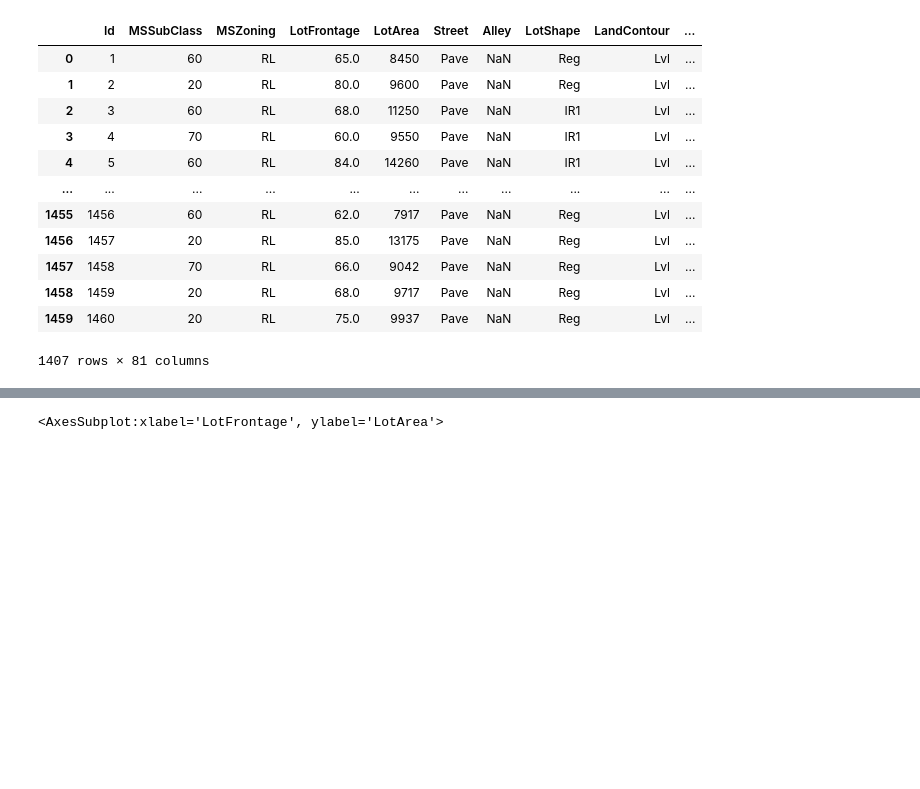
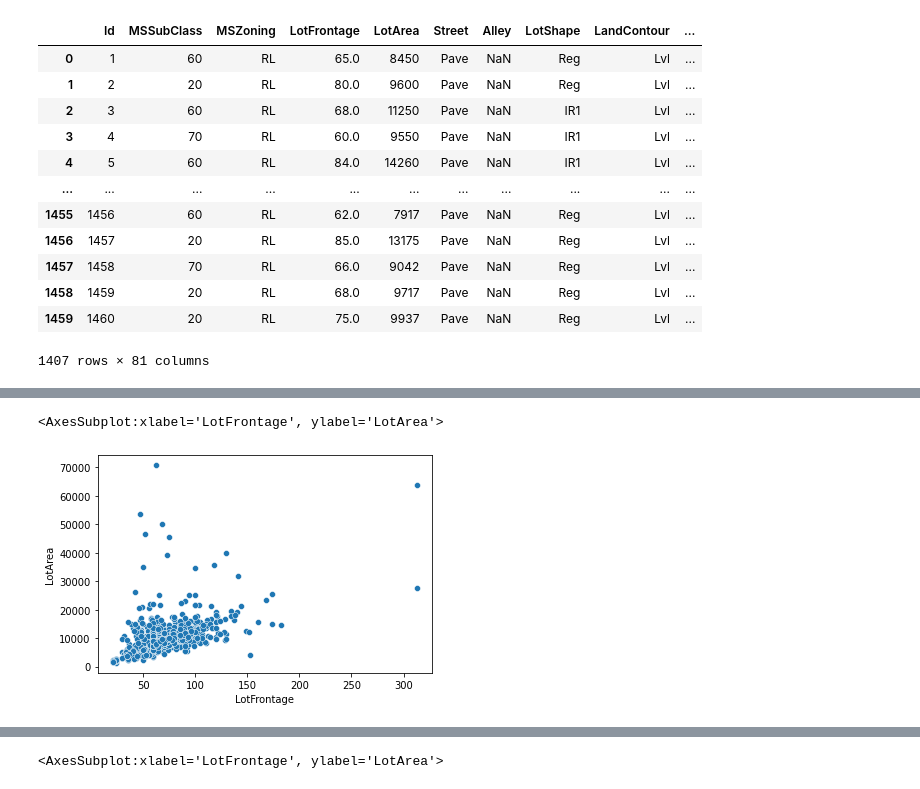
Before and after one commit to nicKLas-317/pythonEDA, a Jupyter notebook: pandas.ipynb, the cells around one changed output, grey strips where cells are left out. Cells and saved outputs as stored; diff of their text form; code cells hidden in the pictures; blank space fills up the shorter version.

```diff
--- a/pandas.ipynb
+++ b/pandas.ipynb
@@ -123,11 +123,3 @@ sns.scatterplot(x='SalePrice', y='LotArea', data=df)
 # %% [output]
 <AxesSubplot:xlabel='SalePrice', ylabel='LotArea'>
 [figure]
-# %%
-#4 sort on LotArea and price
-houses = pd.read_csv('datas/house_pricing.csv');
-
-cheapsalePrice = houses[houses['SalePrice']<500000]
-smallLotArea = houses[houses['LotArea']<20000]
-
-sns.scatterplot(x='salePrice', y='LotArea', data=houses)
@@ -198,0 +221,7 @@ houses[houses['LotArea']<20000]
+# %%
+#6
+df = houses[(houses['LotFrontage']<100000) & (houses['LotArea']<100000)]
+sns.scatterplot(x='LotFrontage', y='LotArea', data=df)
+# %% [output]
+<AxesSubplot:xlabel='LotFrontage', ylabel='LotArea'>
+[figure, added]
```
Also changed, not shown: parts of 5 cells of this notebook, 2 other files.
